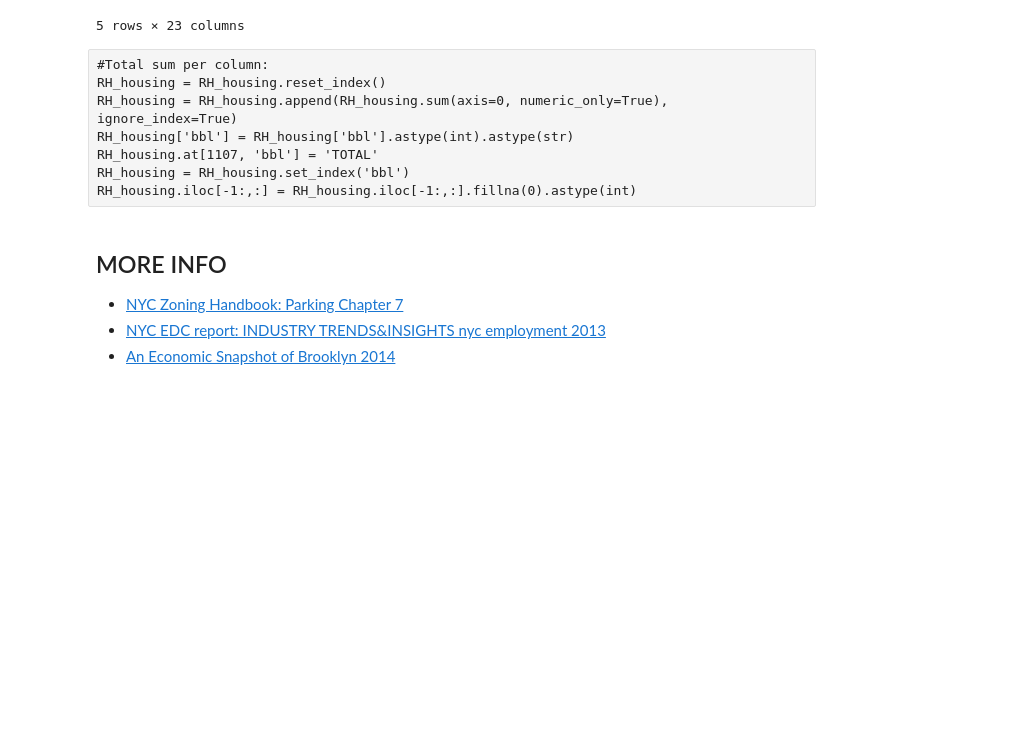
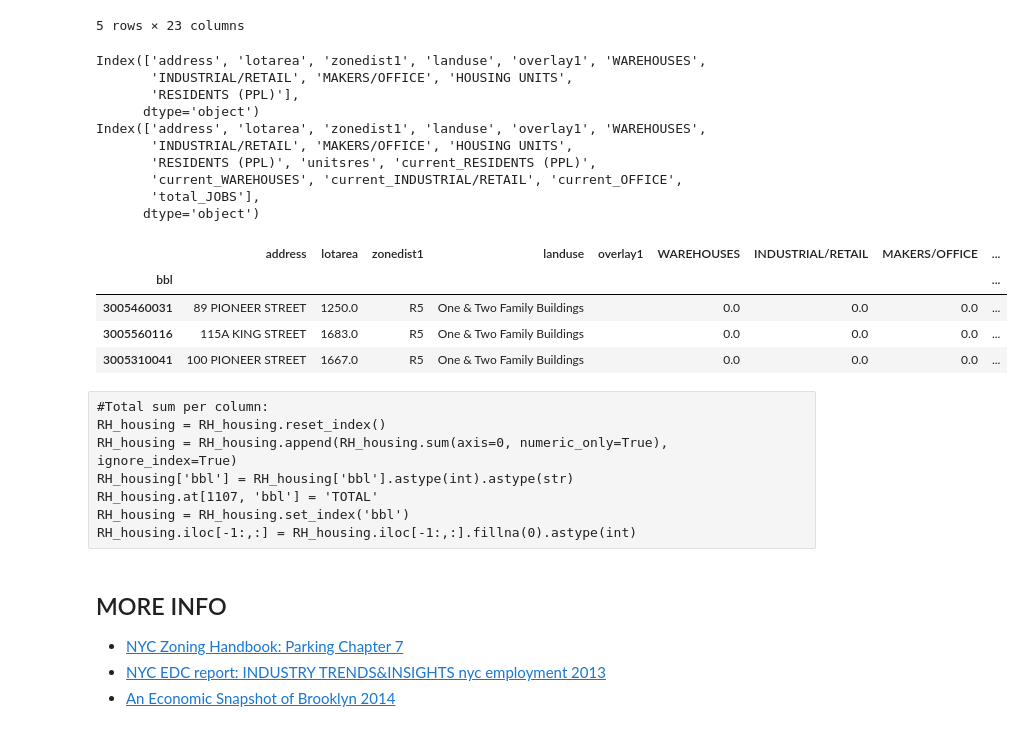
Before and after one commit to drawbrooklyn/RH_zoningAnalysis, a Jupyter notebook: Wolcott_jobs_analysis_20191025.ipynb, the cells around one changed output. Drawn from its saved outputs; the diff is of its cells as text; code cells hidden in the pictures; blank space fills up the shorter version.

Commit message:
1120 inc asbuilt analysis and csv export

```diff
--- a/Wolcott_jobs_analysis_20191025.ipynb
+++ b/Wolcott_jobs_analysis_20191025.ipynb
@@ -841,0 +842,26 @@ RH_asbuilt.to_file("RH_asbuilt_1120.shp")
+# %%
+# export .csv in order to try implementing to Kepler.gl tool
+# https://kepler.gl/demo
+RH_scenariosCSV = RH_scenarios1118.drop(['geometry','maxComm','maxResi',], axis=1)
+print(RH_scenariosCSV.columns)
+
+RH_analysis = RH_scenariosCSV.merge(RH_asbuilt.iloc[:-1,-7:], left_index=True, right_index=True).drop('geometry', axis=1)
+
+print(RH_analysis.columns)
+RH_analysis.tail(3)
+# %% [output]
+Index(['address', 'lotarea', 'zonedist1', 'landuse', 'overlay1', 'WAREHOUSES',
+       'INDUSTRIAL/RETAIL', 'MAKERS/OFFICE', 'HOUSING UNITS',
+       'RESIDENTS (PPL)'],
+      dtype='object')
+Index(['address', 'lotarea', 'zonedist1', 'landuse', 'overlay1', 'WAREHOUSES',
+       'INDUSTRIAL/RETAIL', 'MAKERS/OFFICE', 'HOUSING UNITS',
+       'RESIDENTS (PPL)', 'unitsres', 'current_RESIDENTS (PPL)',
+       'current_WAREHOUSES', 'current_INDUSTRIAL/RETAIL', 'current_OFFICE',
+       'total_JOBS'],
+      dtype='object')
+|  | address | lotarea | zonedist1 | landuse | overlay1 | WAREHOUSES | INDUSTRIAL/RETAIL | MAKERS/OFFICE | ... |
+| bbl |  |  |  |  |  |  |  |  | ... |
+| 3005460031 | 89 PIONEER STREET | 1250.0 | R5 | One & Two Family Buildings |  | 0.0 | 0.0 | 0.0 | ... |
+| 3005560116 | 115A KING STREET | 1683.0 | R5 | One & Two Family Buildings |  | 0.0 | 0.0 | 0.0 | ... |
+| 3005310041 | 100 PIONEER STREET | 1667.0 | R5 | One & Two Family Buildings |  | 0.0 | 0.0 | 0.0 | ... |
```
Also changed, not shown: parts of 2 cells of this notebook, 4 other files.
